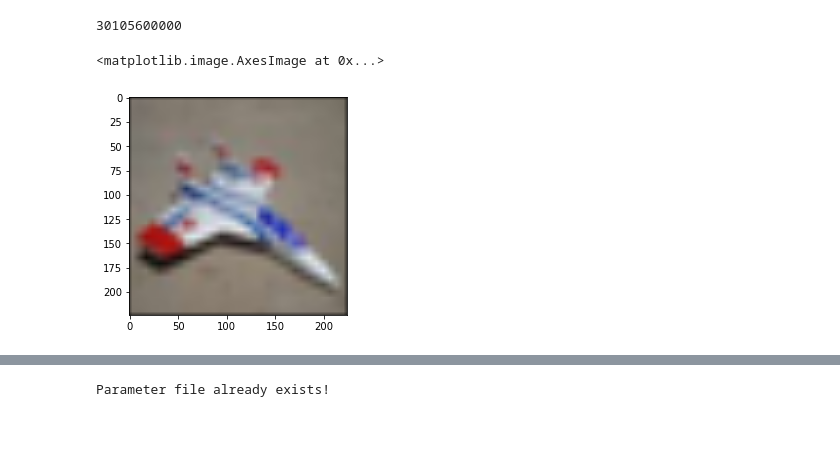
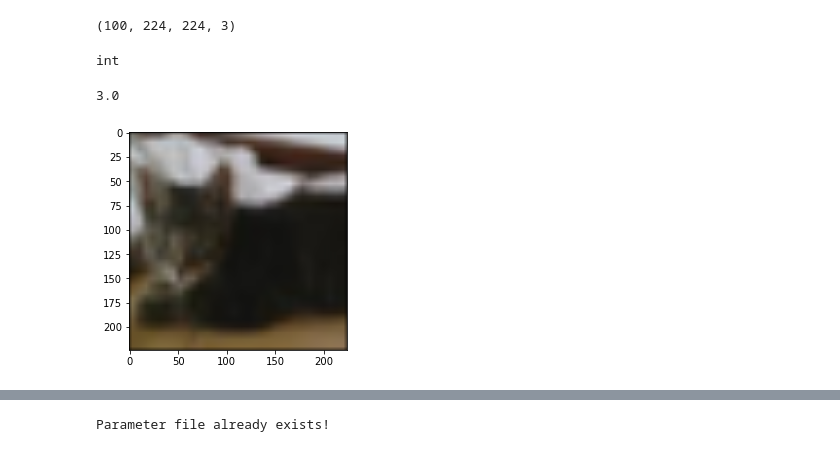
Before and after one commit to geesimon/cs498, a Jupyter notebook: hw9/cifar10_transfer_learning/Cifar10_Transfer_Learning.ipynb, the cells around one changed output, grey strips where cells are left out. Drawn from its saved outputs; the diff is of its cells as text; code cells hidden in the pictures.

```diff
--- a/hw9/cifar10_transfer_learning/Cifar10_Transfer_Learning.ipynb
+++ b/hw9/cifar10_transfer_learning/Cifar10_Transfer_Learning.ipynb
@@ -27,24 +52,33 @@ all_images = np.transpose(all_images,[0, 2, 3, 1])
+# %%
+all_big_images.shape
+# %% [output]
+(100, 224, 224, 3)
 # %%
 all_big_images = np.zeros((100, 224, 224, 3))
 
 for i in tqdm(range(100)):
     all_big_images[i] = skimage.transform.resize(all_images[i], (224,224))
-# %%
-32*32*4*3*50000*7*7
-# %% [output]
-30105600000
+# %%
+data = CIFAR10Dataset()
+images, lables = data.next_batch(10, (224, 224))
+# %%
+type(data.all_labels[0])
+# %% [output]
+int
 # %%
 import numpy as np
 
 %matplotlib inline
 
 import matplotlib.pyplot as plt
 
 #image = skimage.transform.resize(all_images[1], (224,224))
-plt.imshow(all_big_images[30])
+test_id = 9
+plt.imshow(images[test_id])
+lables[test_id]
 # %% [output]
-<matplotlib.image.AxesImage at 0x...>
+3.0
-[figure, old version]
+[figure, new version]
 # %% [markdown]
 # Transfer Learning
 
```
Also changed, not shown: parts of 2 cells of this notebook.
